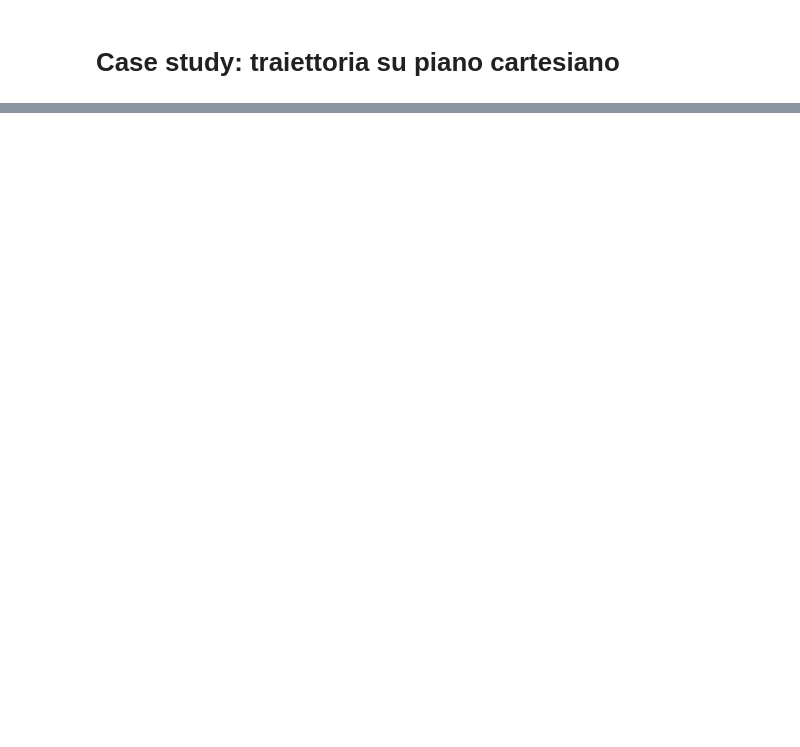
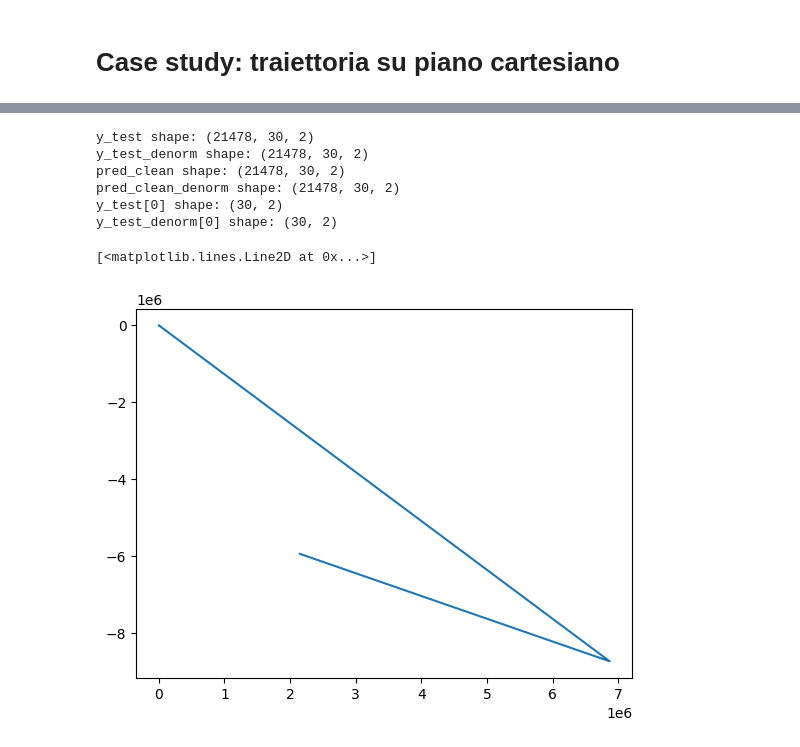
Before and after one commit to matteraggi/maritimeAIS, a Jupyter notebook: TrainingAIS.ipynb, the cells around one changed output, grey strips where cells are left out. Drawn from its saved outputs; the diff is of its cells as text; code cells hidden in the pictures; blank space fills up the shorter version.

```diff
--- a/TrainingAIS.ipynb
+++ b/TrainingAIS.ipynb
@@ -1039,0 +813,20 @@ plot_multistep_case_study(model, df_test, owners_test, X_test, i)
+# %%
+print("y_test shape:", y_test.shape)
+print("y_test_denorm shape:", y_test_denorm.shape)
+print("pred_clean shape:", pred_clean.shape)
+print("pred_clean_denorm shape:", pred_clean_denorm.shape)
+
+print("y_test[0] shape:", y_test[0].shape)
+print("y_test_denorm[0] shape:", y_test_denorm[0].shape)
+
+seq = y_test_denorm[0]
+plt.plot(seq[:,0], seq[:,1])
+# %% [output]
+y_test shape: (21478, 30, 2)
+y_test_denorm shape: (21478, 30, 2)
+pred_clean shape: (21478, 30, 2)
+pred_clean_denorm shape: (21478, 30, 2)
+y_test[0] shape: (30, 2)
+y_test_denorm[0] shape: (30, 2)
+[<matplotlib.lines.Line2D at 0x...>]
+[figure, added]
```
Also changed, not shown: parts of 21 cells of this notebook.
